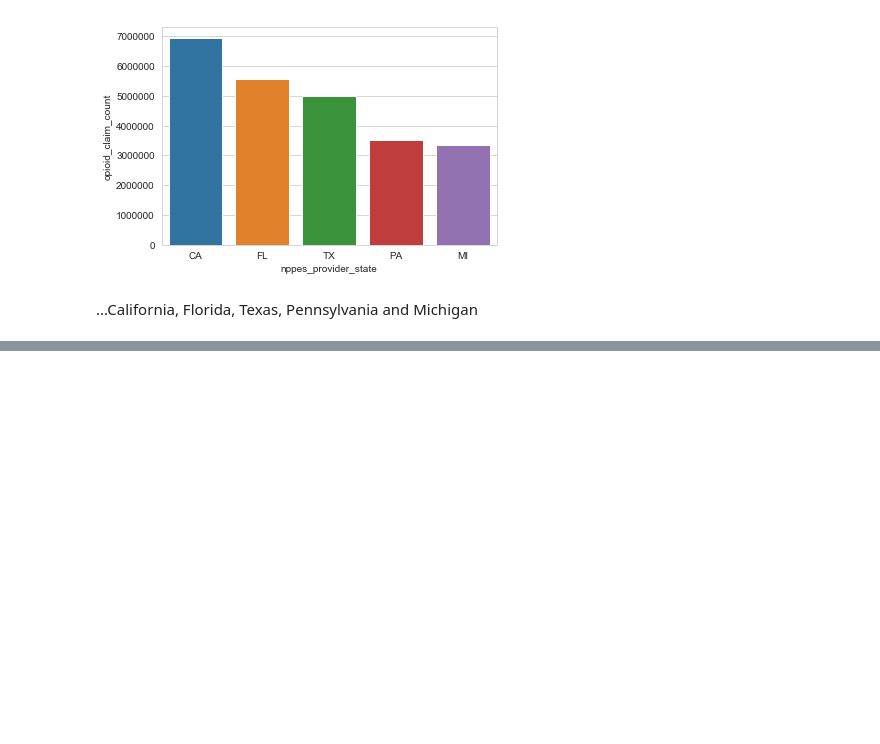
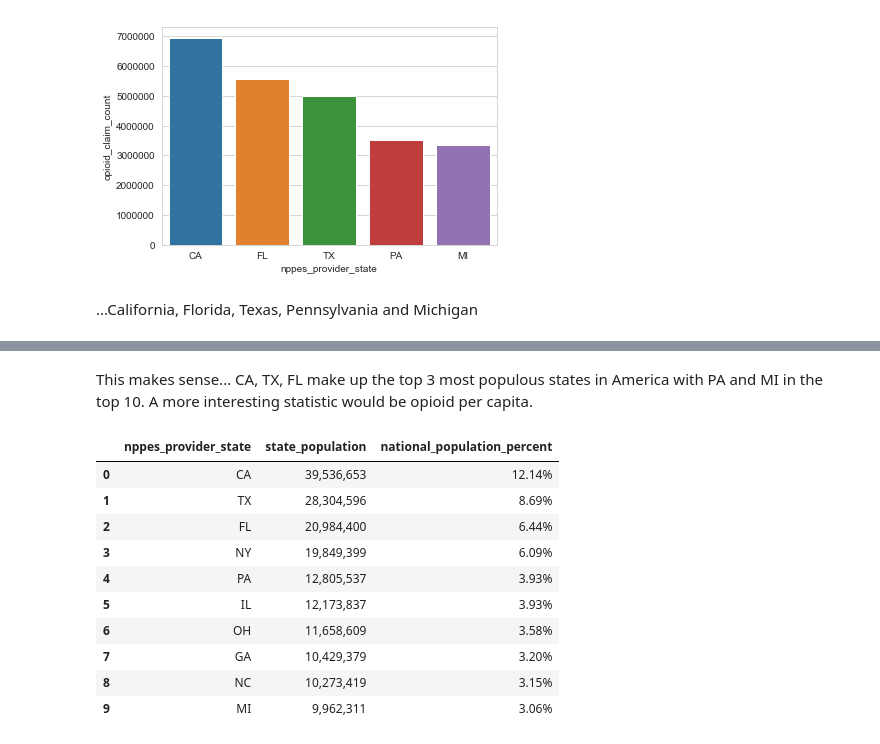
Before and after one commit to usmanakhter/cms_opioid, a Jupyter notebook: opioid_prescribing.ipynb, the cells around one changed output, grey strips where cells are left out. Saved outputs shown, nothing was run; the diff lists cells and outputs as text; code cells hidden in the pictures; blank space fills up the shorter version.

```diff
--- a/opioid_prescribing.ipynb
+++ b/opioid_prescribing.ipynb
@@ -158,3 +158,26 @@ map=go.Figure(data=[trc], layout=lyt)
 plotly.offline.iplot(map)
 # %% [output]
 [interactive output not drawn]
+# %% [markdown]
+This makes sense... CA, TX, FL make up the top 3 most populous states in America with PA and MI in the top 10. A more interesting statistic would be opioid per capita.
+# %%
+#create state populations dataframe from csv; data taken from https://en.wikipedia.org/wiki/List_of_states_and_territories_of_the_United_States_by_population
+state_populations_df = pd.read_csv("state_populations.csv")
+
+#rename state column to merge opioid_df w/ state_populations_df on common state column
+state_populations_df.rename(columns={'state' : 'nppes_provider_state'}, inplace=True)
+
+#preview
+state_populations_df.head(10)
+# %% [output]
+|  | nppes_provider_state | state_population | national_population_percent |
+| 0 | CA | 39,536,653 | 12.14% |
+| 1 | TX | 28,304,596 | 8.69% |
+| 2 | FL | 20,984,400 | 6.44% |
+| 3 | NY | 19,849,399 | 6.09% |
+| 4 | PA | 12,805,537 | 3.93% |
+| 5 | IL | 12,173,837 | 3.93% |
+| 6 | OH | 11,658,609 | 3.58% |
+| 7 | GA | 10,429,379 | 3.20% |
+| 8 | NC | 10,273,419 | 3.15% |
+| 9 | MI | 9,962,311 | 3.06% |
```
Also changed, not shown: parts of 7 cells of this notebook.
